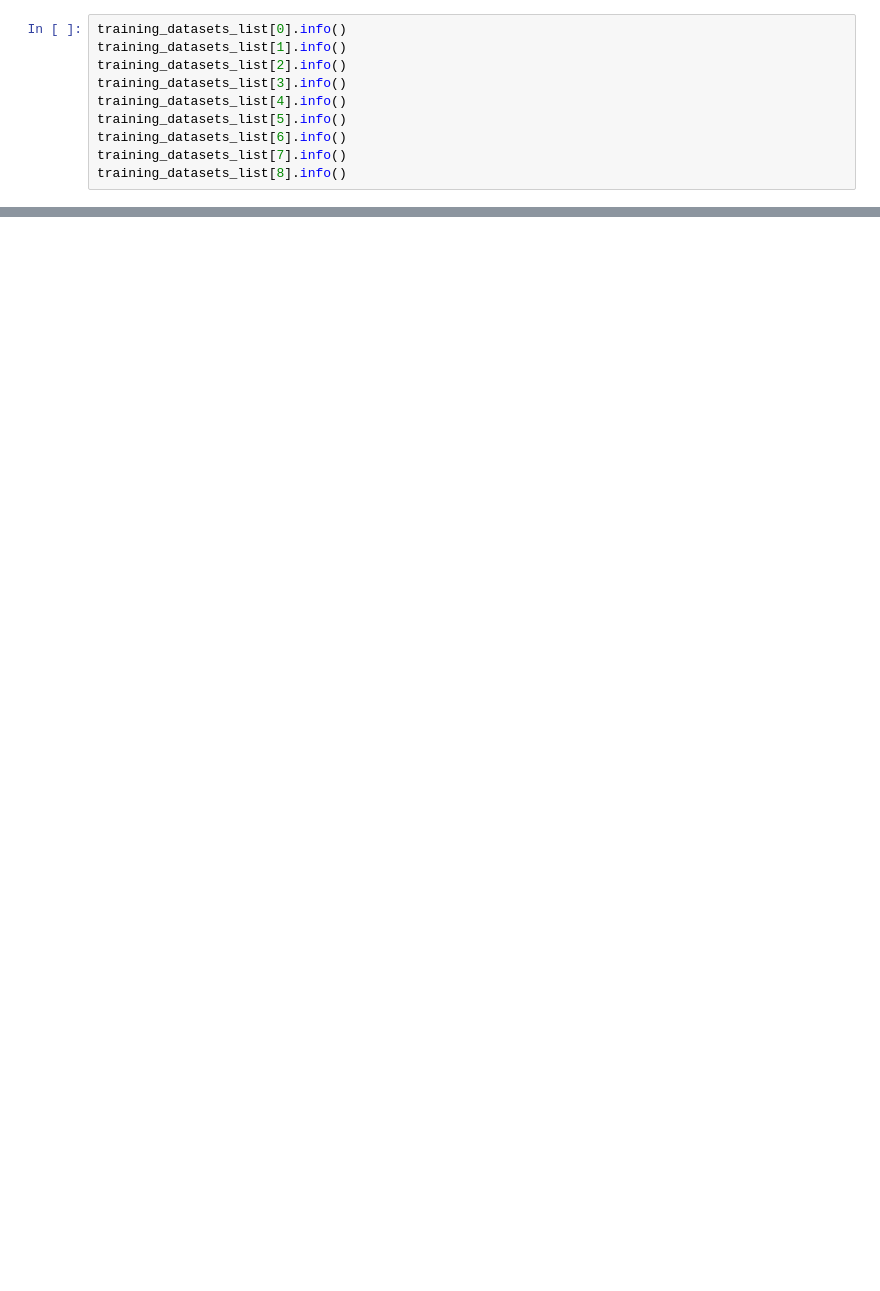
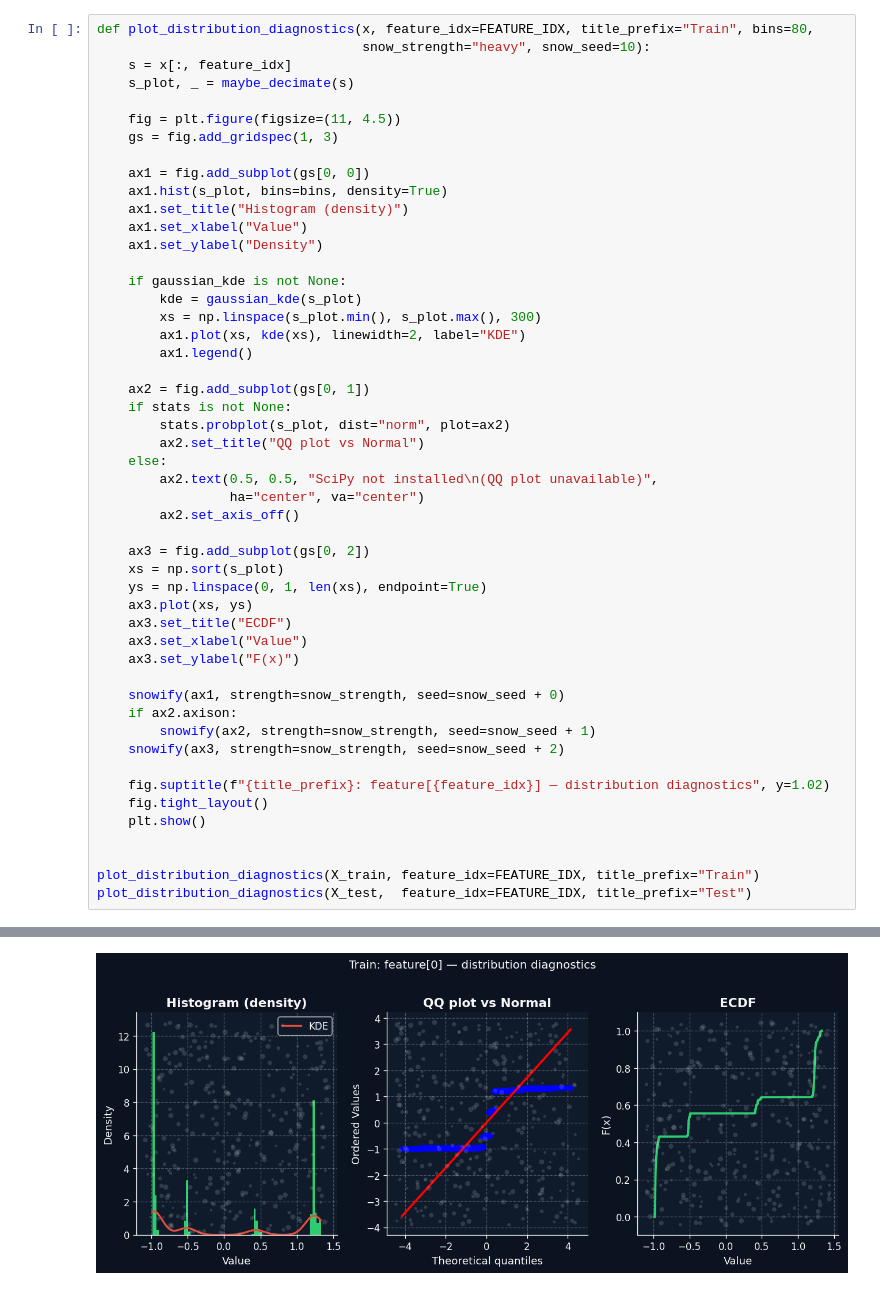
Before and after one commit to AliFazelniya/Limit-Order-Book, a Jupyter notebook: notebooks/csv_files_review.ipynb, the cells around one changed output, grey strips where cells are left out. Drawn from its saved outputs; the diff is of its cells as text; blank space fills up the shorter version.

```diff
--- a/notebooks/csv_files_review.ipynb
+++ b/notebooks/csv_files_review.ipynb
@@ -50,11 +169,51 @@ for i in training_datasets_name_list:
 # %%
-training_datasets_list[0].info()
-training_datasets_list[1].info()
-training_datasets_list[2].info()
-training_datasets_list[3].info()
-training_datasets_list[4].info()
-training_datasets_list[5].info()
-training_datasets_list[6].info()
-training_datasets_list[7].info()
-training_datasets_list[8].info()
+def plot_distribution_diagnostics(x, feature_idx=FEATURE_IDX, title_prefix="Train", bins=80,
+                                  snow_strength="heavy", snow_seed=10):
+    s = x[:, feature_idx]
+    s_plot, _ = maybe_decimate(s)
+
+    fig = plt.figure(figsize=(11, 4.5))
+    gs = fig.add_gridspec(1, 3)
+
+    ax1 = fig.add_subplot(gs[0, 0])
+    ax1.hist(s_plot, bins=bins, density=True)
+    ax1.set_title("Histogram (density)")
+    ax1.set_xlabel("Value")
+    ax1.set_ylabel("Density")
+
+    if gaussian_kde is not None:
+        kde = gaussian_kde(s_plot)
+        xs = np.linspace(s_plot.min(), s_plot.max(), 300)
+        ax1.plot(xs, kde(xs), linewidth=2, label="KDE")
+        ax1.legend()
+
+    ax2 = fig.add_subplot(gs[0, 1])
+    if stats is not None:
+        stats.probplot(s_plot, dist="norm", plot=ax2)
+        ax2.set_title("QQ plot vs Normal")
+    else:
+        ax2.text(0.5, 0.5, "SciPy not installed\n(QQ plot unavailable)",
+                 ha="center", va="center")
+        ax2.set_axis_off()
+
+    ax3 = fig.add_subplot(gs[0, 2])
+    xs = np.sort(s_plot)
+    ys = np.linspace(0, 1, len(xs), endpoint=True)
+    ax3.plot(xs, ys)
+    ax3.set_title("ECDF")
+    ax3.set_xlabel("Value")
+    ax3.set_ylabel("F(x)")
+
+    snowify(ax1, strength=snow_strength, seed=snow_seed + 0)
+    if ax2.axison:
+        snowify(ax2, strength=snow_strength, seed=snow_seed + 1)
+    snowify(ax3, strength=snow_strength, seed=snow_seed + 2)
+
+    fig.suptitle(f"{title_prefix}: feature[{feature_idx}] — distribution diagnostics", y=1.02)
+    fig.tight_layout()
+    plt.show()
+
+
+plot_distribution_diagnostics(X_train, feature_idx=FEATURE_IDX, title_prefix="Train")
+plot_distribution_diagnostics(X_test,  feature_idx=FEATURE_IDX, title_prefix="Test")
 # %% [output]
@@ -61,0 +220 @@ AttributeError: 'numpy.ndarray' object has no attribute 'info'
+[figure, added]
```
Also changed, not shown: parts of 13 cells of this notebook, 1 other file.
